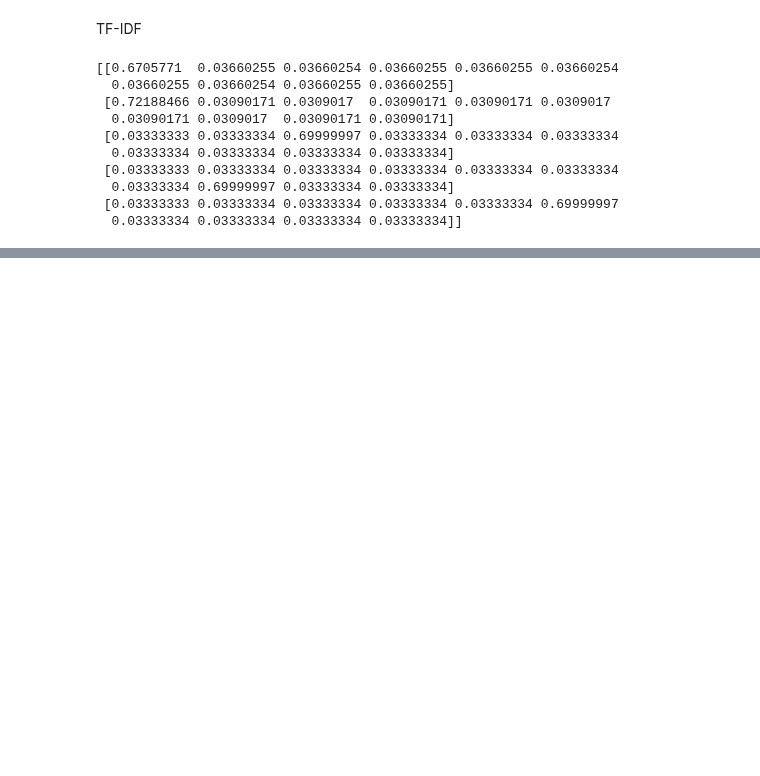
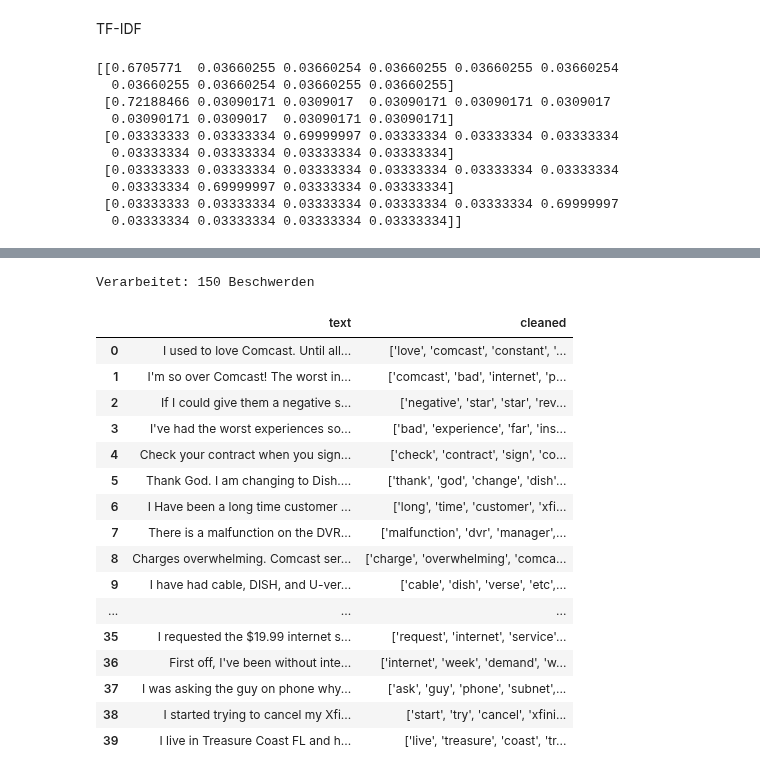
Before and after one commit to IU-KaiW/DLBDSEDA02_Projekt_Advanced-Data-Analysis, a Jupyter notebook: src/Datenverarbeitung (engl. data processing).ipynb, the cells around one changed output, grey strips where cells are left out. Drawn from its saved outputs; the diff is of its cells as text; code cells hidden in the pictures; blank space fills up the shorter version.

```diff
--- a/src/Datenverarbeitung (engl. data processing).ipynb
+++ b/src/Datenverarbeitung (engl. data processing).ipynb
@@ -83,0 +128,59 @@ print(lda_topics)
+# %%
+import pandas as pd
+import spacy
+
+# Textbereinigung (engl. text cleaning)
+##  Rauschentfernung (engl. noise reduction)
+### Wortbereinigung (engl. word cleaning)
+
+# Datensatz laden (Rohtext)
+df = pd.read_csv('/Users/kaiweber/Documents/GitHub/DLBDSEDA02_Projekt_Advanced-Data-Analysis/src/complaints_data_cleaned.csv',
+                 usecols=["text"],nrows=150)                                # Zeilenbegrenzung
+
+# Linguistische Verarbeitung (engl. linguistic processing)
+## Rechtschreibfehlerkorrektur (engl. spelling correction)
+
+## Textbereinigung, Tokenisierung, Lemmatisierung
+
+##mit spaCy Pipeline (englisches Modell (small version))
+nlp = spacy.load("en_core_web_sm")
+
+## Textbereinigung, Tokenisierung, Lemmatisierung
+df["cleaned"] = [[token.lemma_.lower()
+                  for token in doc
+                  # Filterblock
+                  if (not token.is_stop and                                 # Standard:     Stopwort-Filter
+                      not token.is_punct and                                # Standard:     Satzzeichen-Filter
+                      not token.like_num and                                # Standard:     Nummern-Filter (einfache Zahlen)
+                      len(token.text) > 2 and                               # Individuell:  Wörter mit min. 2 Zeichen
+                      not any(char in token.text for char in ':/-–—') and   # Individuell:  Filter für Datums-/Zeit-Token
+                      token.is_ascii and                                    # Individuell:  Emoijs-Filter (True = AN / False = Nur Emoijs)
+                      token.pos_ != "PRON" and                              # Individuell:  Pronomen-Filter
+                      token.text.lower() not in ["meh", "ugh"])]            # Individuell:  Wortfilter
+                 for doc in nlp.pipe(df["text"], batch_size=50)]            # Batch-Verarbeitung (50 Texte parallel)
+
+print(f"Verarbeitet: {len(df)} Beschwerden")
+
+# Ausgabe des Prozesses
+df.head(40)[["text", "cleaned"]].style.set_properties(
+    **{'text-align': 'left', 'width': '1000px', 'max-width': '1500px', 'font-size': '12px'}
+)
+# %% [output]
+Verarbeitet: 150 Beschwerden
+|  | text | cleaned |
+| 0 | I used to love Comcast. Until all... | ['love', 'comcast', 'constant', '... |
+| 1 | I'm so over Comcast! The worst in... | ['comcast', 'bad', 'internet', 'p... |
+| 2 | If I could give them a negative s... | ['negative', 'star', 'star', 'rev... |
+| 3 | I've had the worst experiences so... | ['bad', 'experience', 'far', 'ins... |
+| 4 | Check your contract when you sign... | ['check', 'contract', 'sign', 'co... |
+| 5 | Thank God. I am changing to Dish.... | ['thank', 'god', 'change', 'dish'... |
+| 6 | I Have been a long time customer ... | ['long', 'time', 'customer', 'xfi... |
+| 7 | There is a malfunction on the DVR... | ['malfunction', 'dvr', 'manager',... |
+| 8 | Charges overwhelming. Comcast ser... | ['charge', 'overwhelming', 'comca... |
+| 9 | I have had cable, DISH, and U-ver... | ['cable', 'dish', 'verse', 'etc',... |
+| ... | ... | ... |
+| 35 | I requested the $19.99 internet s... | ['request', 'internet', 'service'... |
+| 36 | First off, I've been without inte... | ['internet', 'week', 'demand', 'w... |
+| 37 | I was asking the guy on phone why... | ['ask', 'guy', 'phone', 'subnet',... |
+| 38 | I started trying to cancel my Xfi... | ['start', 'try', 'cancel', 'xfini... |
+| 39 | I live in Treasure Coast FL and h... | ['live', 'treasure', 'coast', 'tr... |
```
Also changed, not shown: parts of 10 cells of this notebook, 4 other files.
